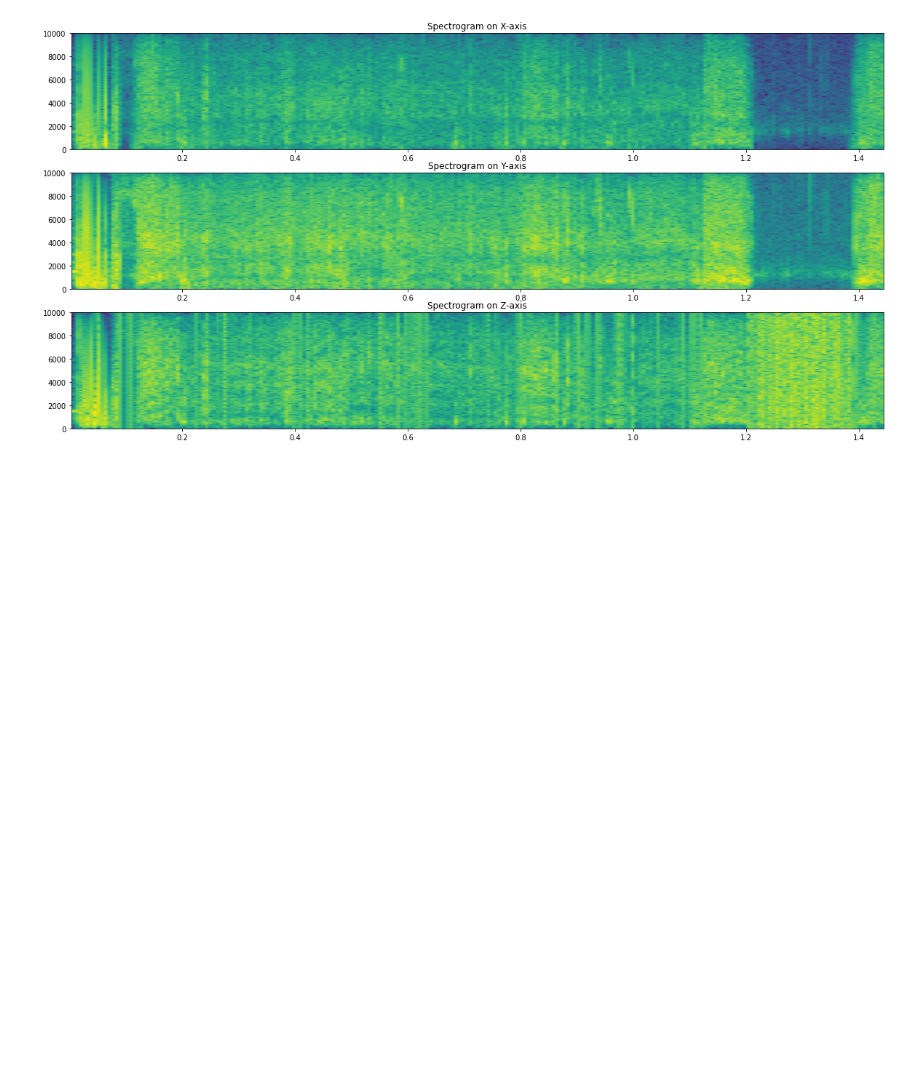
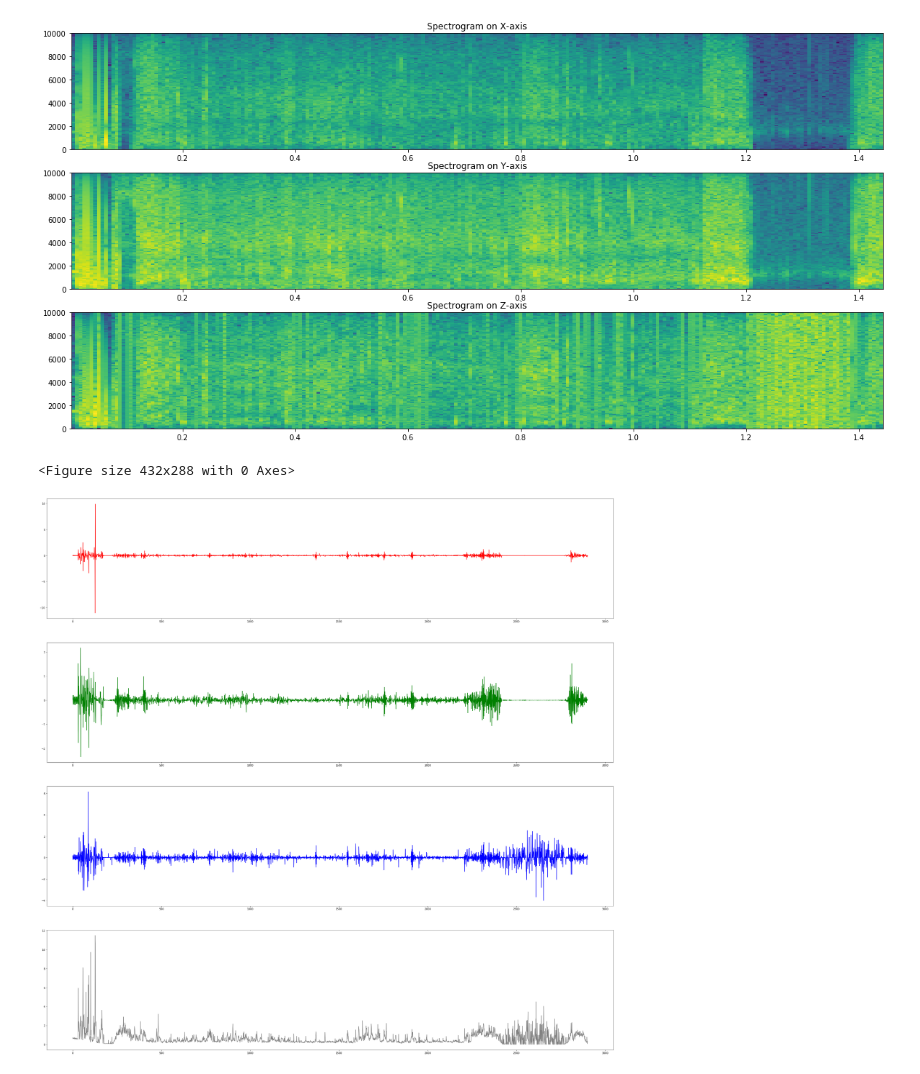
Before and after one commit to PYROP3/ProjetoIntegrado, a Jupyter notebook: SERVER/jupyter/Accelerator-plots.ipynb, the cells around one changed output. Cells and saved outputs as stored; diff of their text form; code cells hidden in the pictures; blank space fills up the shorter version.

```diff
--- a/SERVER/jupyter/Accelerator-plots.ipynb
+++ b/SERVER/jupyter/Accelerator-plots.ipynb
@@ -90,3 +92,18 @@ ax3.set_title('Spectrogram on Z-axis')
 # %% [output]
 Text(0.5, 1.0, 'Spectrogram on Z-axis')
 [figure]
+# %%
+window = 10
+
+plt.clf()
+end_len = math.ceil(len(mag)/window)
+ts = np.arange(0, end_len, 1)
+fig, (ax1, ax2, ax3, ax4) = plt.subplots(nrows=4, ncols=1, figsize=(40,40))
+ax1.plot(ts, [np.mean( xs[i*window:(i+1)*window]) for i in range(end_len)], color='red')
+ax2.plot(ts, [np.mean( ys[i*window:(i+1)*window]) for i in range(end_len)], color='green')
+ax3.plot(ts, [np.mean( zs[i*window:(i+1)*window]) for i in range(end_len)], color='blue')
+ax4.plot(ts, [np.mean(mag[i*window:(i+1)*window]) for i in range(end_len)], color='grey')
+plt.show()
+# %% [output]
+<Figure size 432x288 with 0 Axes>
+[figure, added]
```
Also changed, not shown: parts of 3 cells of this notebook.
